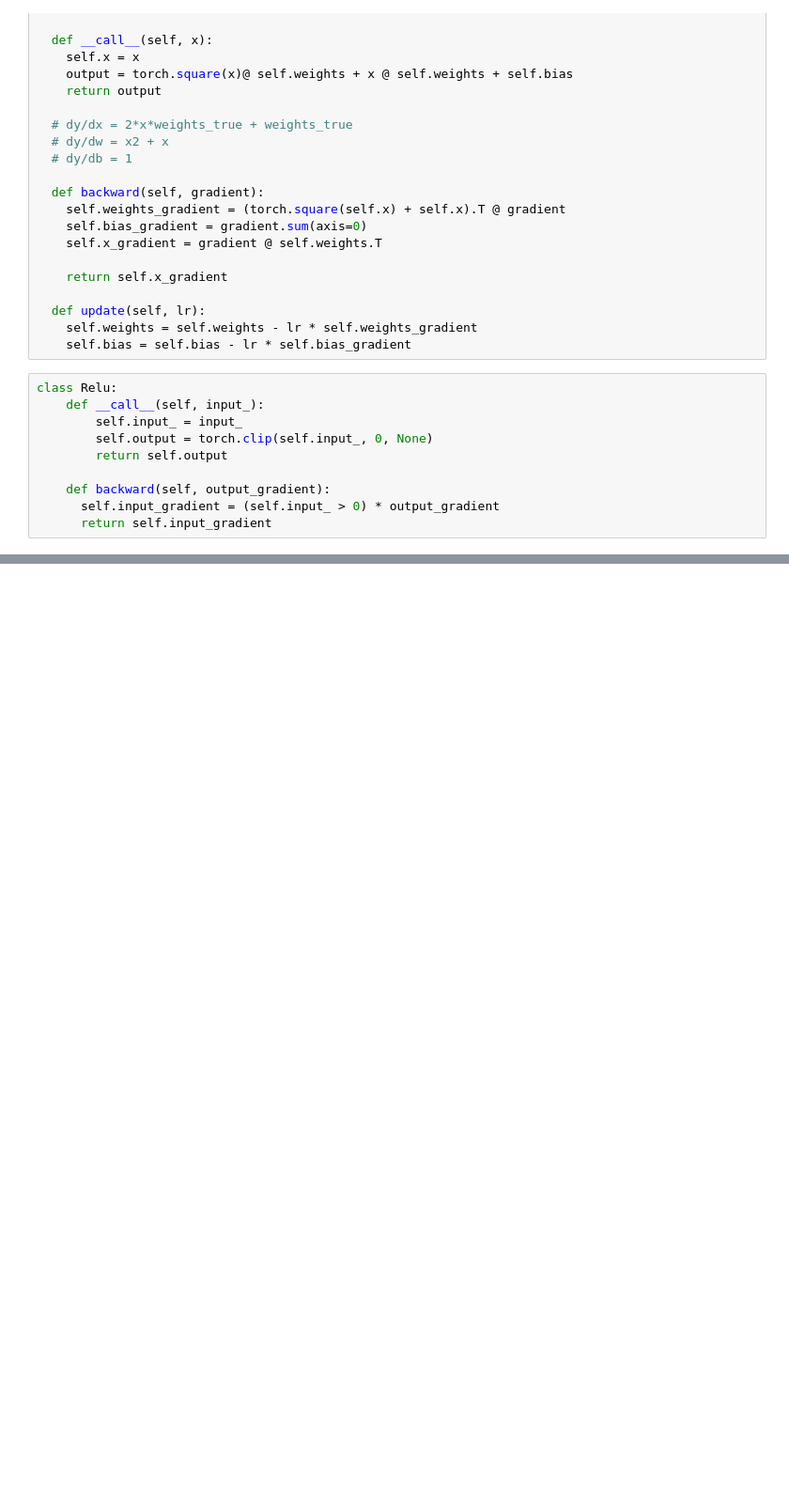
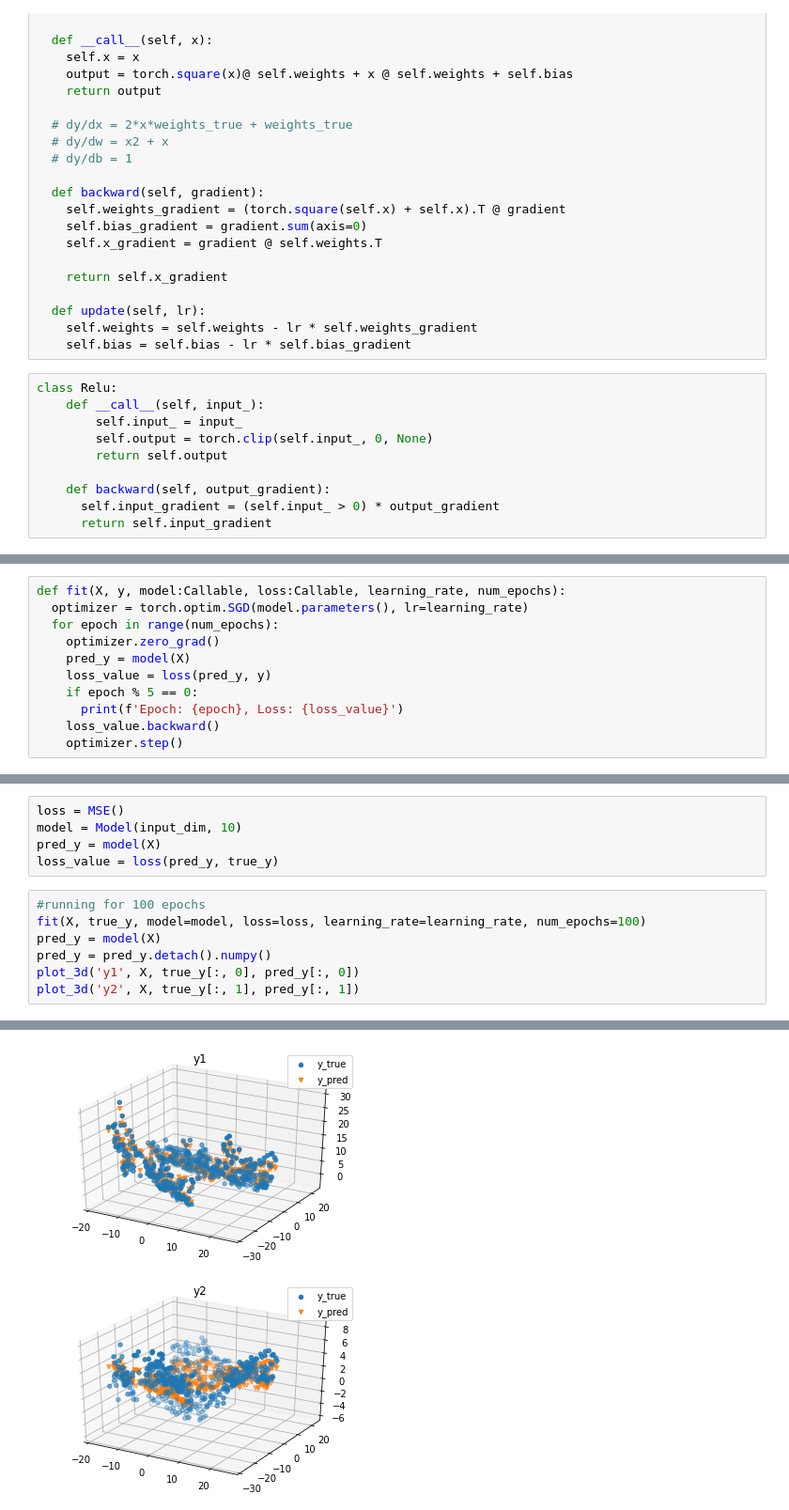
Before and after one commit to rameshavinash94/Deep_learning_Scratch, a Jupyter notebook: pytorch.ipynb, the cells around one changed output, grey strips where cells are left out. Shown: that part at 94% size. Cells and saved outputs as stored; diff of their text form; blank space fills up the shorter version.

```diff
--- a/pytorch.ipynb
+++ b/pytorch.ipynb
@@ -193,0 +251,11 @@ Epoch 69, loss 0.2843656539916992
+# %%
+def fit(X, y, model:Callable, loss:Callable, learning_rate, num_epochs):
+  optimizer = torch.optim.SGD(model.parameters(), lr=learning_rate)
+  for epoch in range(num_epochs):
+    optimizer.zero_grad()
+    pred_y = model(X)
+    loss_value = loss(pred_y, y)
+    if epoch % 5 == 0:
+      print(f'Epoch: {epoch}, Loss: {loss_value}')
+    loss_value.backward()
+    optimizer.step()
@@ -193,0 +291,13 @@ Epoch 69, loss 0.2843656539916992
+# %%
+loss = MSE()
+model = Model(input_dim, 10)
+pred_y = model(X)
+loss_value = loss(pred_y, true_y)
+# %%
+#running for 100 epochs
+fit(X, true_y, model=model, loss=loss, learning_rate=learning_rate, num_epochs=100)
+pred_y = model(X)
+pred_y = pred_y.detach().numpy()
+plot_3d('y1', X, true_y[:, 0], pred_y[:, 0])
+plot_3d('y2', X, true_y[:, 1], pred_y[:, 1])
+# %% [output]
@@ -193,0 +324,2 @@ Epoch 69, loss 0.2843656539916992
+[figure, added]
+[figure, added]
```
Also changed, not shown: parts of 17 cells of this notebook.
